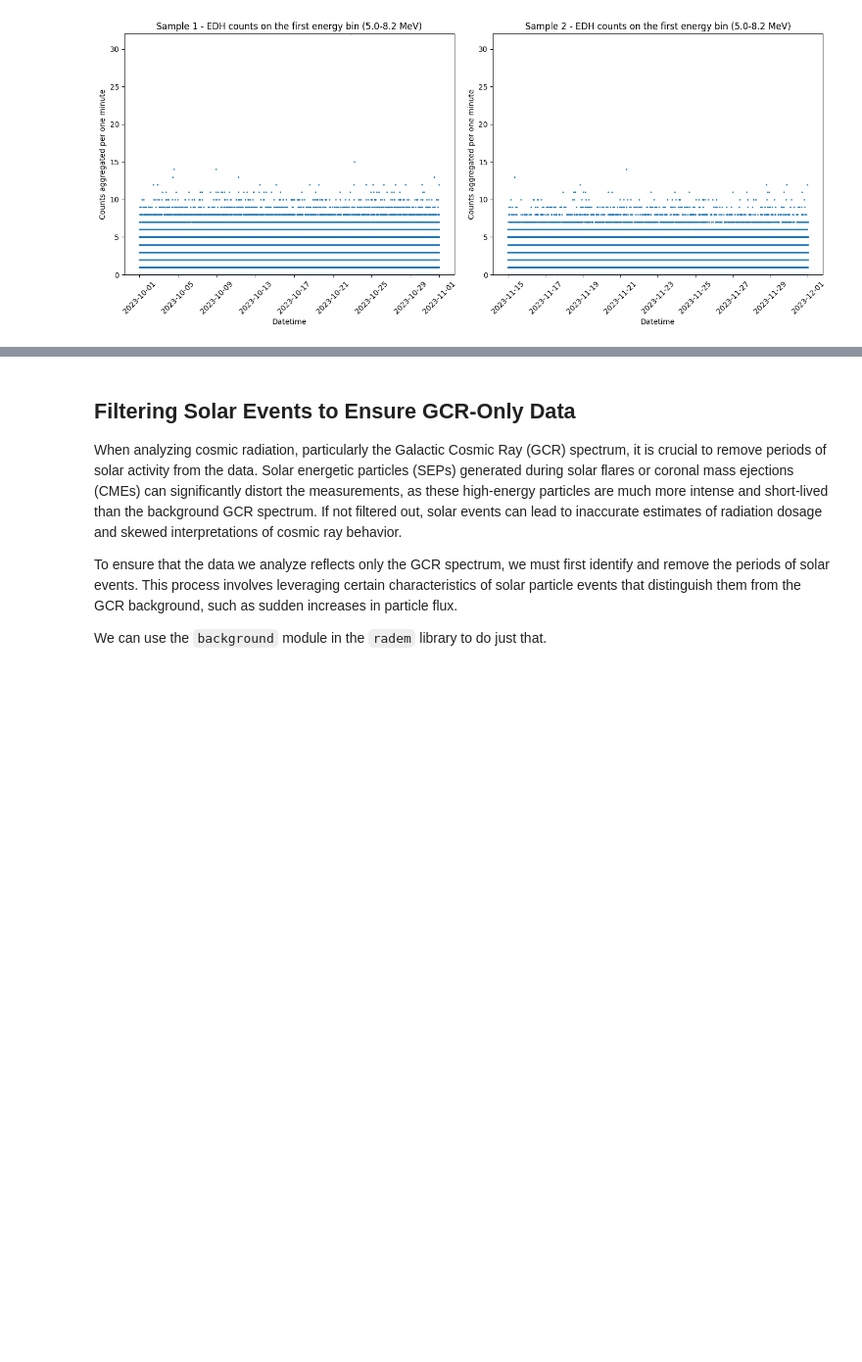
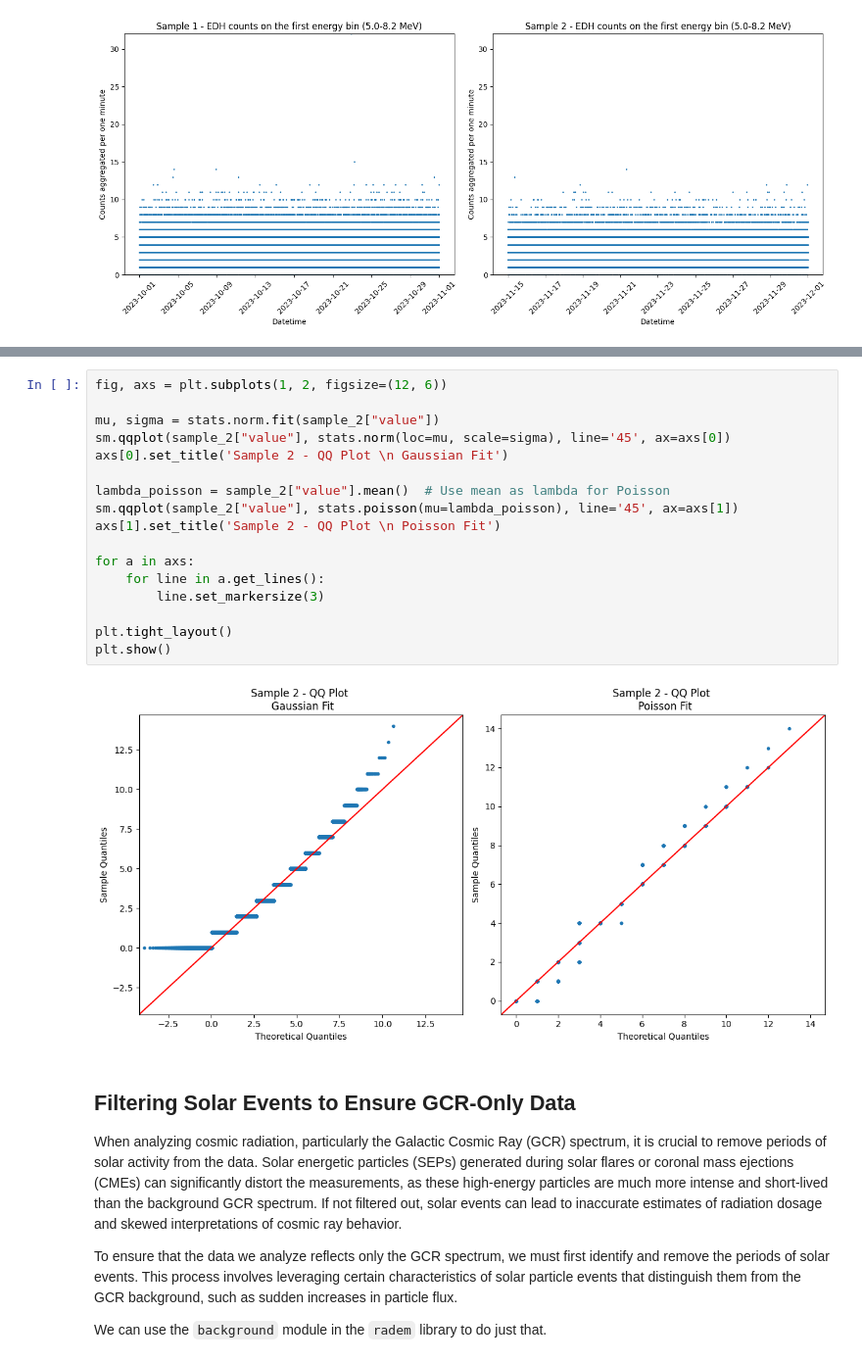
Before and after one commit to AGHRADEM/radem, a Jupyter notebook: src/radem/examples/total_gcr_dose.ipynb, the cells around one changed output, grey strips where cells are left out. Shown at 98% size. Cells and saved outputs as stored; diff of their text form; blank space fills up the shorter version.

```diff
--- a/src/radem/examples/total_gcr_dose.ipynb
+++ b/src/radem/examples/total_gcr_dose.ipynb
@@ -127,3 +176,22 @@ plt.show()
+# %%
+fig, axs = plt.subplots(1, 2, figsize=(12, 6))
+
+mu, sigma = stats.norm.fit(sample_2["value"])
+sm.qqplot(sample_2["value"], stats.norm(loc=mu, scale=sigma), line='45', ax=axs[0])
+axs[0].set_title('Sample 2 - QQ Plot \n Gaussian Fit')
+
+lambda_poisson = sample_2["value"].mean()  # Use mean as lambda for Poisson
+sm.qqplot(sample_2["value"], stats.poisson(mu=lambda_poisson), line='45', ax=axs[1])
+axs[1].set_title('Sample 2 - QQ Plot \n Poisson Fit')
+
+for a in axs:
+    for line in a.get_lines():
+        line.set_markersize(3)
+
+plt.tight_layout()
+plt.show()
+# %% [output]
+[figure, added]
 # %% [markdown]
 ## Filtering Solar Events to Ensure GCR-Only Data
 When analyzing cosmic radiation, particularly the Galactic Cosmic Ray (GCR) spectrum, it is crucial to remove periods of solar activity from the data. Solar energetic particles (SEPs) generated during solar flares or coronal mass ejections (CMEs) can significantly distort the measurements, as these high-energy particles are much more intense and short-lived than the background GCR spectrum. If not filtered out, solar events can lead to inaccurate estimates of radiation dosage and skewed interpretations of cosmic ray behavior.
```
Also changed, not shown: parts of 5 cells of this notebook.
